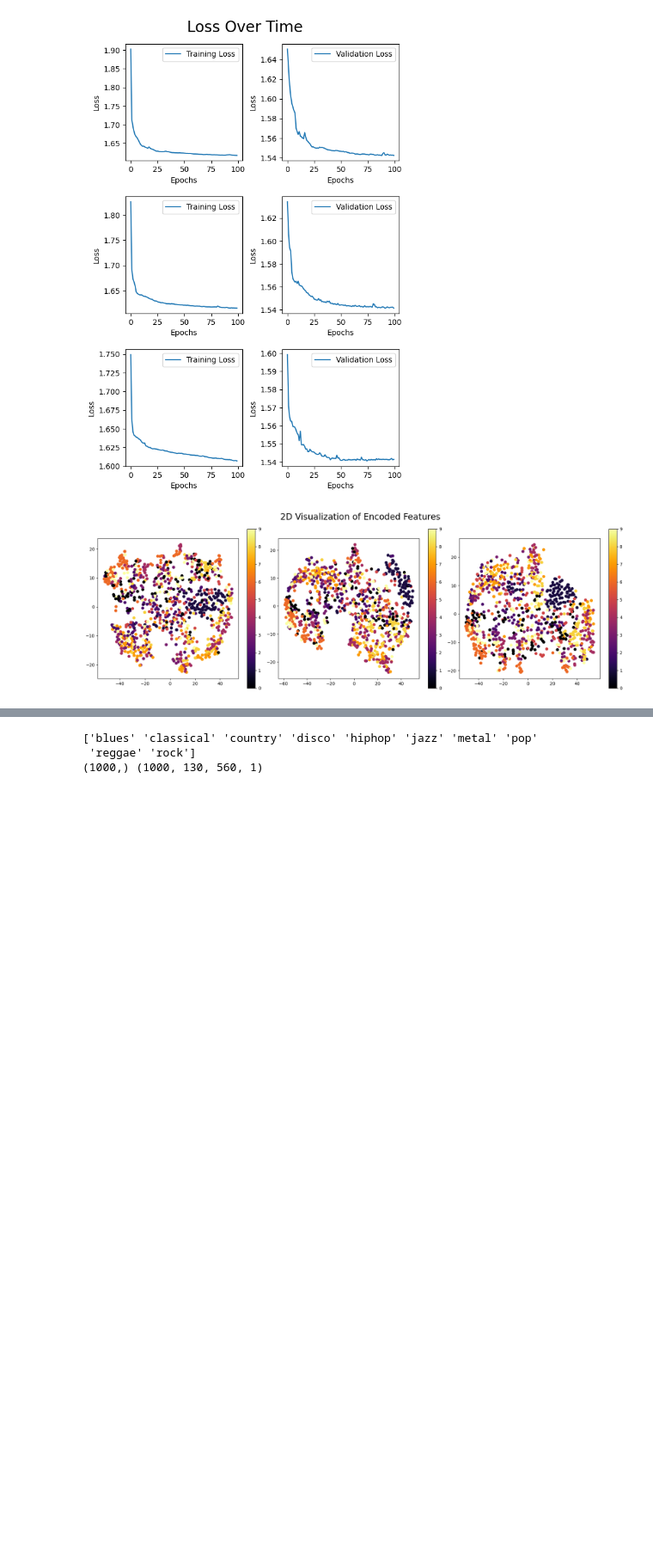
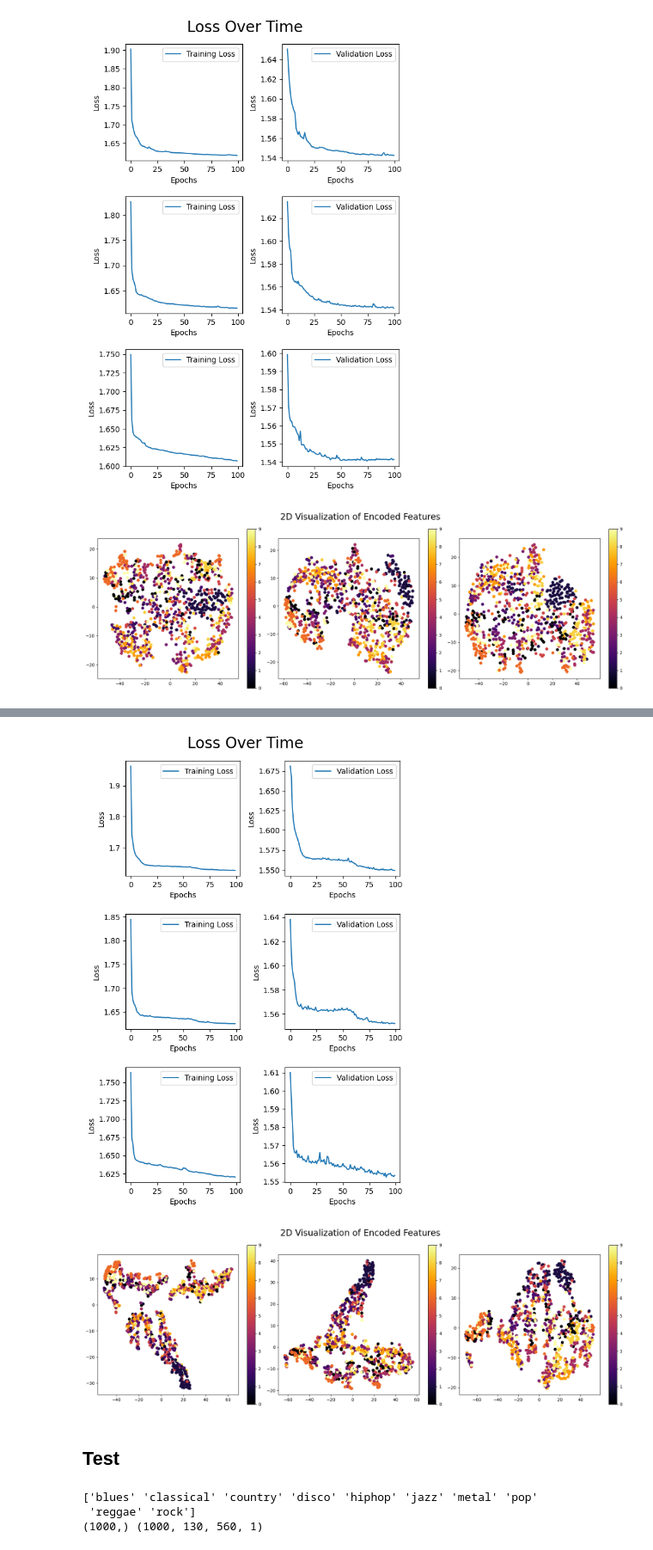
Before and after one commit to ShiroOYuki/Music_score, a Jupyter notebook: src/gtzan.ipynb, the cells around one changed output, grey strips where cells are left out. Shown at 86% size. Cells and saved outputs as stored; diff of their text form; code cells hidden in the pictures; blank space fills up the shorter version.

```diff
--- a/src/gtzan.ipynb
+++ b/src/gtzan.ipynb
@@ -360,0 +440,5 @@ tm.test(X, X, validation_split=0.1, X_test=X, Y_test=Y, output_shape=20)
+# %%
+settings = (TestModel.ModelSettings(100, 64), TestModel.ModelSettings(100, 32), TestModel.ModelSettings(100, 16))
+tm = TestModel(model_6, settings)
+tm.test(X, X, validation_split=0.1, X_test=X, Y_test=Y, output_shape=10)
+# %% [output]
@@ -361,3 +451,7 @@ tm.test(X, X, validation_split=0.1, X_test=X, Y_test=Y, output_shape=20)
+[figure, added]
+[figure, added]
+# %% [markdown]
+## Test
 # %%
 # X_test = np.expand_dims(X[0], 0)
 # X_test.shape
```
Also changed, not shown: parts of 20 cells of this notebook.
